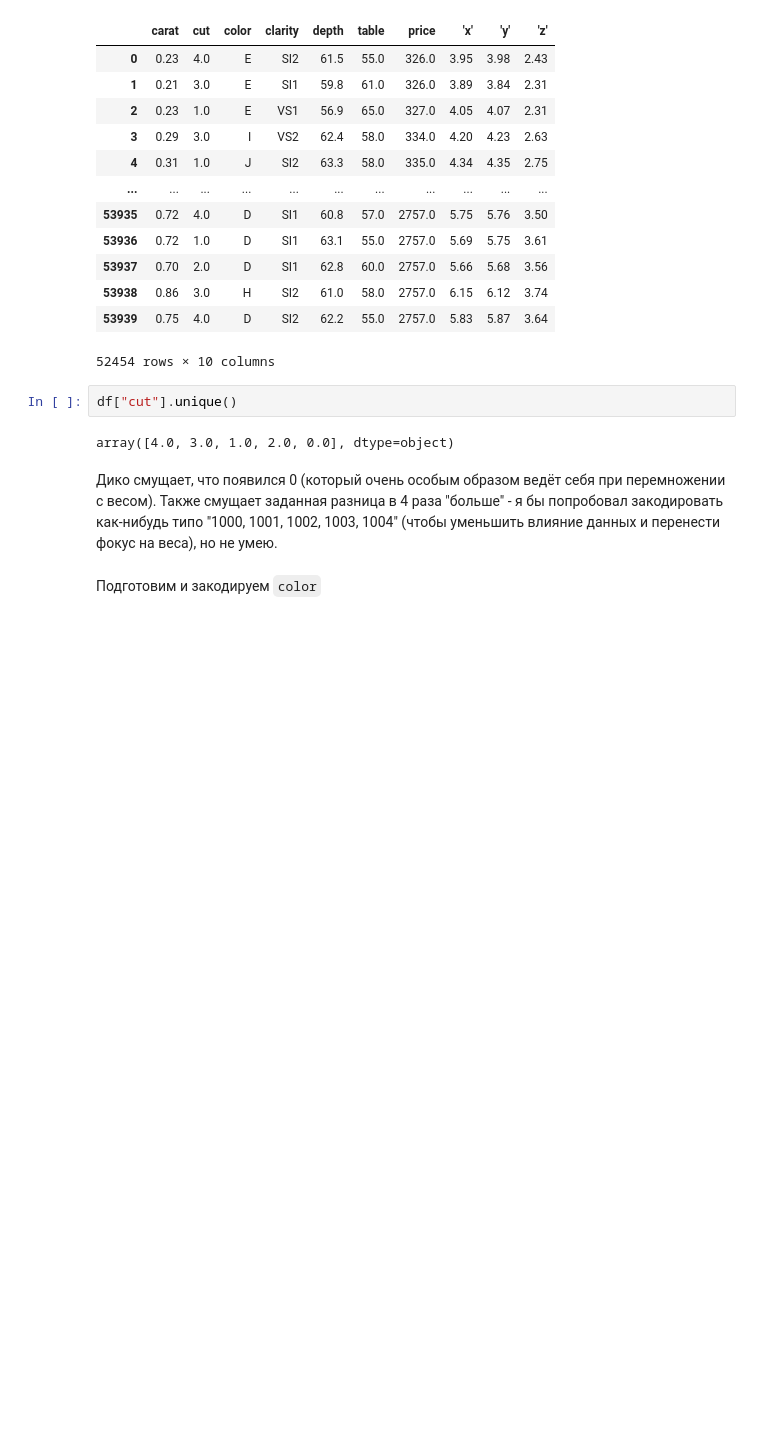
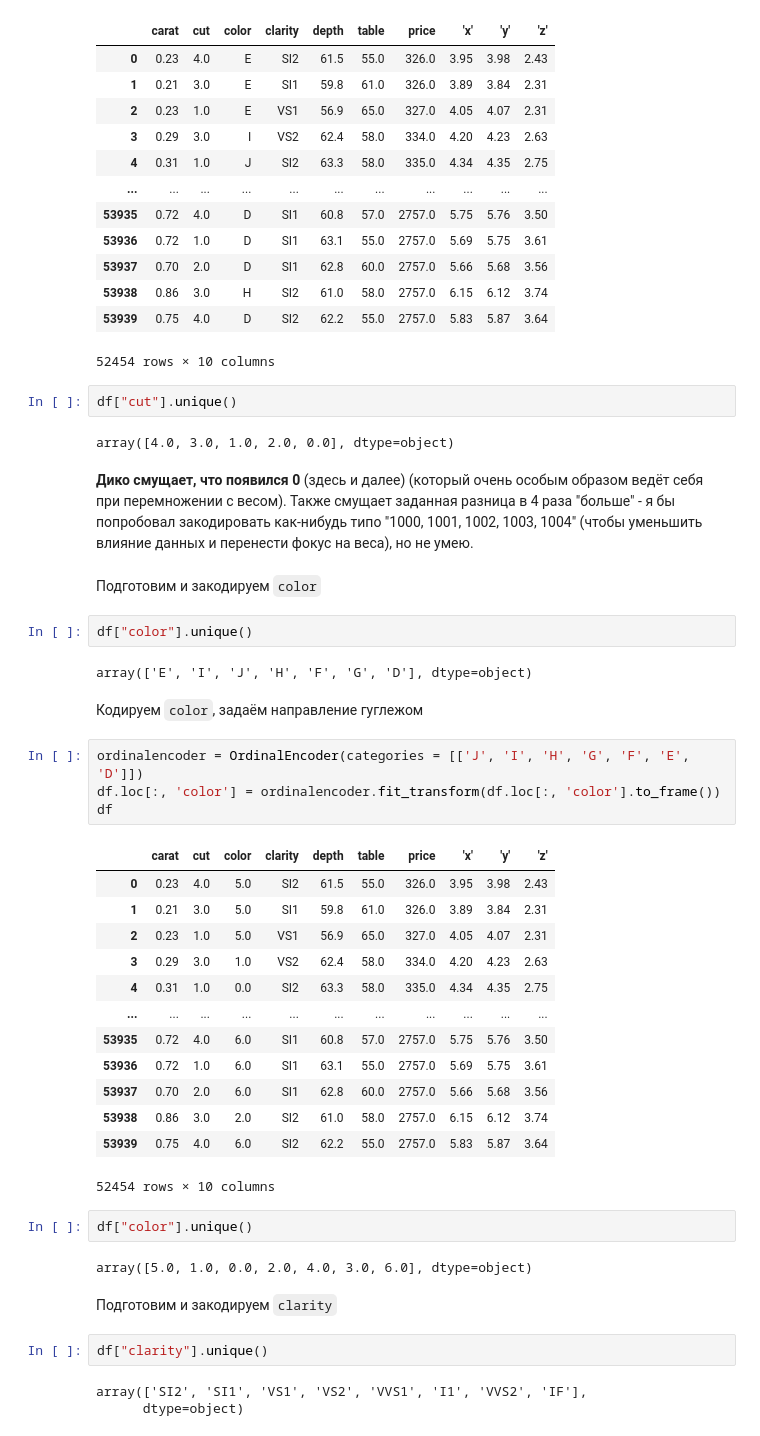
Before and after one commit to ivanovjaroslaw/hometasks, a Jupyter notebook: ML_PT_Course/ML_PTCourse_MicroHT1_alternative.ipynb, the cells around one changed output. Saved outputs shown, nothing was run; the diff lists cells and outputs as text; blank space fills up the shorter version.

Commit message:
done with categories

```diff
--- a/ML_PT_Course/ML_PTCourse_MicroHT1_alternative.ipynb
+++ b/ML_PT_Course/ML_PTCourse_MicroHT1_alternative.ipynb
@@ -200,6 +200,41 @@ df["cut"].unique()
 # %% [output]
 array([4.0, 3.0, 1.0, 2.0, 0.0], dtype=object)
 # %% [markdown]
-Дико смущает, что появился 0 (который очень особым образом ведёт себя при перемножении с весом). Также смущает заданная разница в 4 раза "больше" - я бы попробовал закодировать как-нибудь типо "1000, 1001, 1002, 1003, 1004" (чтобы уменьшить влияние данных и перенести фокус на веса), но не умею.
+**Дико смущает, что появился 0** (здесь и далее) (который очень особым образом ведёт себя при перемножении с весом). Также смущает заданная разница в 4 раза "больше" - я бы попробовал закодировать как-нибудь типо "1000, 1001, 1002, 1003, 1004" (чтобы уменьшить влияние данных и перенести фокус на веса), но не умею.
 # %% [markdown]
 Подготовим и закодируем `color`
+# %%
+df["color"].unique()
+# %% [output]
+array(['E', 'I', 'J', 'H', 'F', 'G', 'D'], dtype=object)
+# %% [markdown]
+Кодируем `color`, задаём направление гуглежом
+# %%
+ordinalencoder = OrdinalEncoder(categories = [['J', 'I', 'H', 'G', 'F', 'E', 'D']])
+df.loc[:, 'color'] = ordinalencoder.fit_transform(df.loc[:, 'color'].to_frame())
+df
+# %% [output]
+|  | carat | cut | color | clarity | depth | table | price | 'x' | 'y' | 'z' |
+| 0 | 0.23 | 4.0 | 5.0 | SI2 | 61.5 | 55.0 | 326.0 | 3.95 | 3.98 | 2.43 |
+| 1 | 0.21 | 3.0 | 5.0 | SI1 | 59.8 | 61.0 | 326.0 | 3.89 | 3.84 | 2.31 |
+| 2 | 0.23 | 1.0 | 5.0 | VS1 | 56.9 | 65.0 | 327.0 | 4.05 | 4.07 | 2.31 |
+| 3 | 0.29 | 3.0 | 1.0 | VS2 | 62.4 | 58.0 | 334.0 | 4.20 | 4.23 | 2.63 |
+| 4 | 0.31 | 1.0 | 0.0 | SI2 | 63.3 | 58.0 | 335.0 | 4.34 | 4.35 | 2.75 |
+| ... | ... | ... | ... | ... | ... | ... | ... | ... | ... | ... |
+| 53935 | 0.72 | 4.0 | 6.0 | SI1 | 60.8 | 57.0 | 2757.0 | 5.75 | 5.76 | 3.50 |
+| 53936 | 0.72 | 1.0 | 6.0 | SI1 | 63.1 | 55.0 | 2757.0 | 5.69 | 5.75 | 3.61 |
+| 53937 | 0.70 | 2.0 | 6.0 | SI1 | 62.8 | 60.0 | 2757.0 | 5.66 | 5.68 | 3.56 |
+| 53938 | 0.86 | 3.0 | 2.0 | SI2 | 61.0 | 58.0 | 2757.0 | 6.15 | 6.12 | 3.74 |
+| 53939 | 0.75 | 4.0 | 6.0 | SI2 | 62.2 | 55.0 | 2757.0 | 5.83 | 5.87 | 3.64 |
+52454 rows × 10 columns
+# %%
+df["color"].unique()
+# %% [output]
+array([5.0, 1.0, 0.0, 2.0, 4.0, 3.0, 6.0], dtype=object)
+# %% [markdown]
+Подготовим и закодируем `clarity`
+# %%
+df["clarity"].unique()
+# %% [output]
+array(['SI2', 'SI1', 'VS1', 'VS2', 'VVS1', 'I1', 'VVS2', 'IF'],
+      dtype=object)
```
Also changed, not shown: parts of 3 cells of this notebook.
